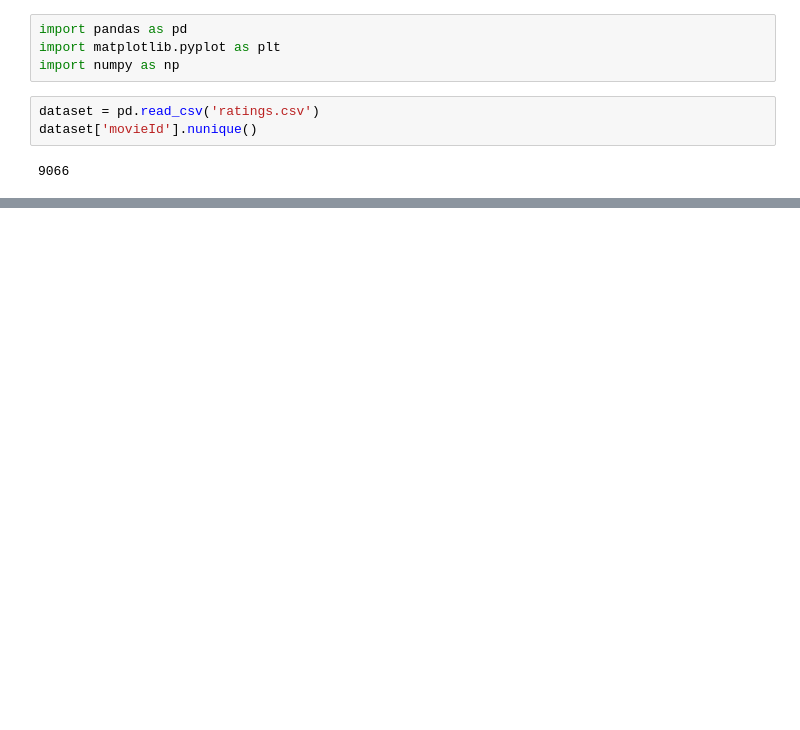
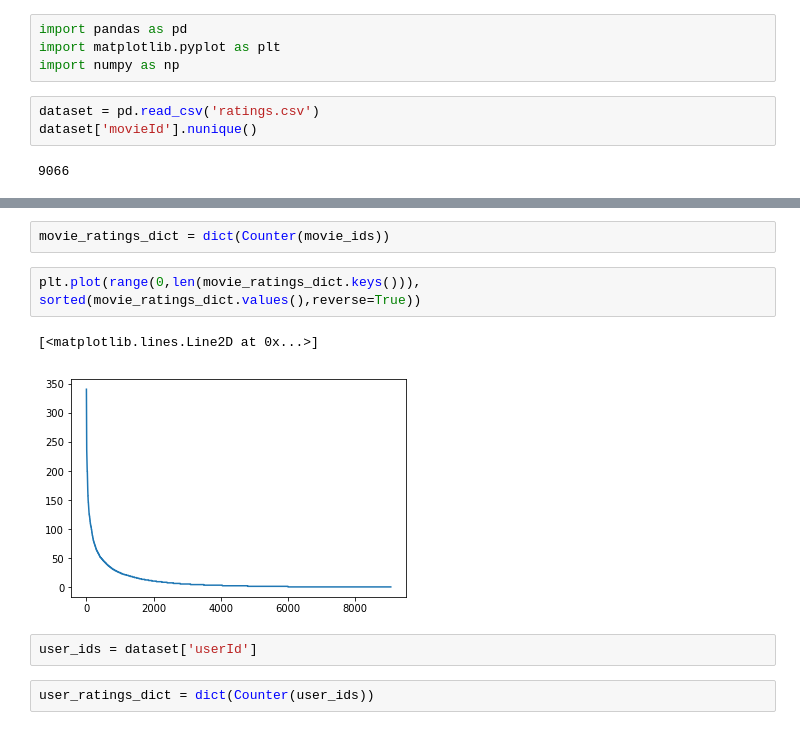
Before and after one commit to satyatumati/Collaborative-Filtering, a Jupyter notebook: Project 3_v1.ipynb, the cells around one changed output, grey strips where cells are left out. Drawn from its saved outputs; the diff is of its cells as text; blank space fills up the shorter version.

```diff
--- a/Project 3_v1.ipynb
+++ b/Project 3_v1.ipynb
@@ -29,0 +43,11 @@ dictionary = dict(zip(counts_elements,unique_elements))
+# %%
+movie_ratings_dict = dict(Counter(movie_ids))
+# %%
+plt.plot(range(0,len(movie_ratings_dict.keys())), sorted(movie_ratings_dict.values(),reverse=True))
+# %% [output]
+[<matplotlib.lines.Line2D at 0x...>]
+[figure, added]
+# %%
+user_ids = dataset['userId']
+# %%
+user_ratings_dict = dict(Counter(user_ids))
```
Also changed, not shown: parts of 10 cells of this notebook, 8 other files.
